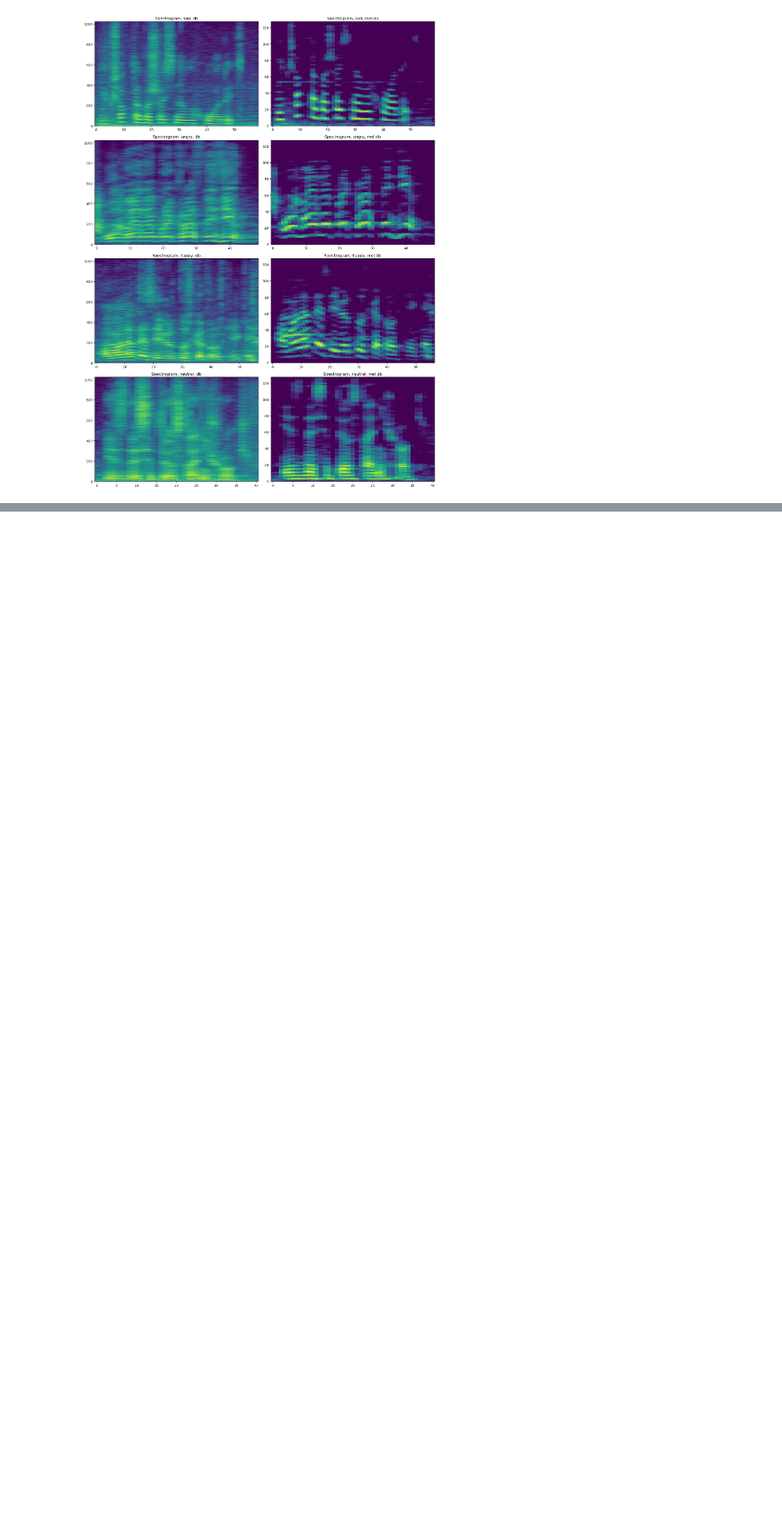
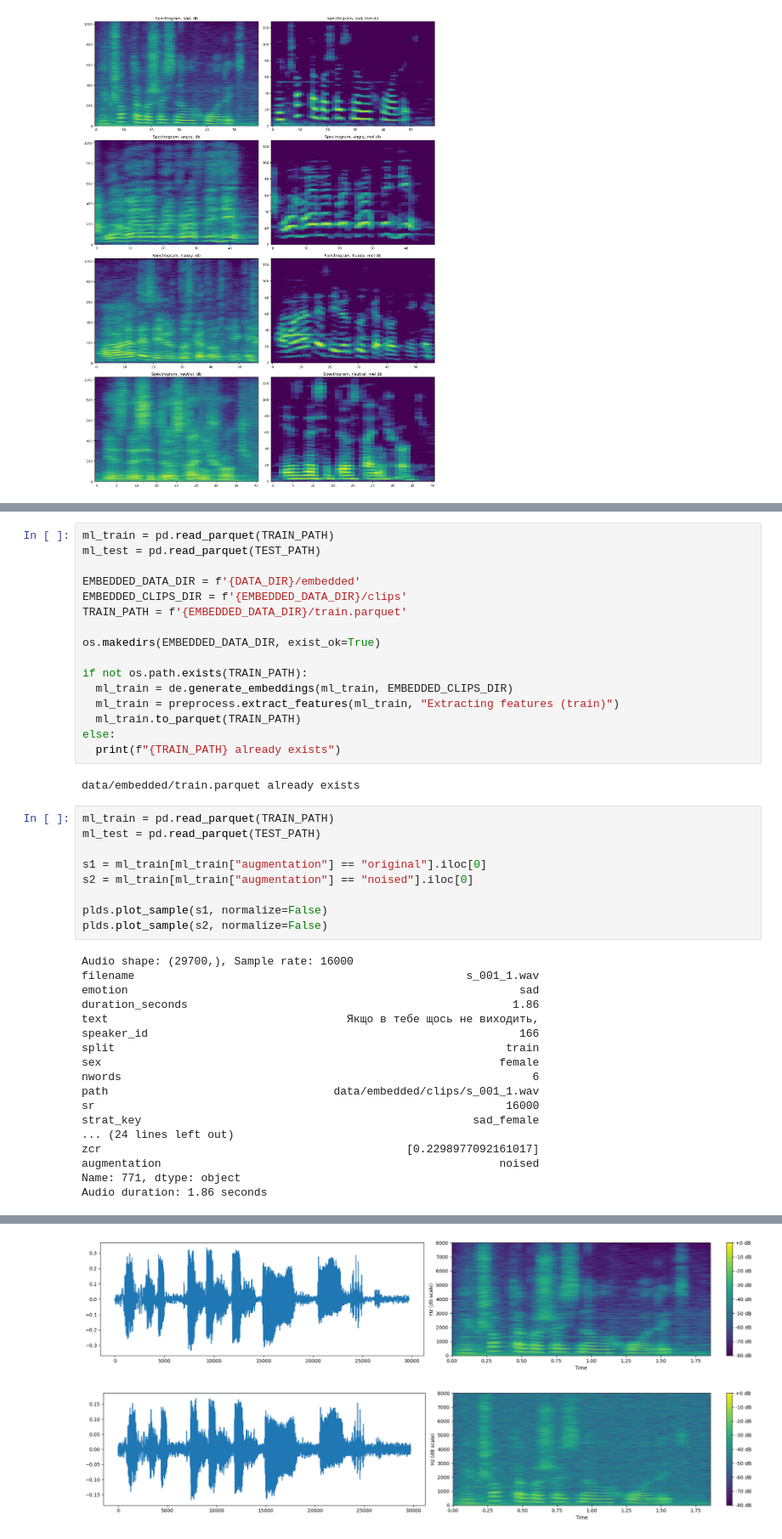
Before and after one commit to ALEGATOR1209/kse-deep-audio-lab1, a Jupyter notebook: lab1.ipynb, the cells around one changed output, grey strips where cells are left out. Shown at 85% size. Cells and saved outputs as stored; diff of their text form; blank space fills up the shorter version.

Commit message:
normalization & data augmentation

```diff
--- a/lab1.ipynb
+++ b/lab1.ipynb
@@ -272,0 +264,45 @@ Saved X ((181, 44)) and Y ((181,))  to data/ml/test.npz
+# %%
+ml_train = pd.read_parquet(TRAIN_PATH)
+ml_test = pd.read_parquet(TEST_PATH)
+
+EMBEDDED_DATA_DIR = f'{DATA_DIR}/embedded'
+EMBEDDED_CLIPS_DIR = f'{EMBEDDED_DATA_DIR}/clips'
+TRAIN_PATH = f'{EMBEDDED_DATA_DIR}/train.parquet'
+
+os.makedirs(EMBEDDED_DATA_DIR, exist_ok=True)
+
+if not os.path.exists(TRAIN_PATH):
+  ml_train = de.generate_embeddings(ml_train, EMBEDDED_CLIPS_DIR)
+  ml_train = preprocess.extract_features(ml_train, "Extracting features (train)")
+  ml_train.to_parquet(TRAIN_PATH)
+else:
+  print(f"{TRAIN_PATH} already exists")
+# %% [output]
+data/embedded/train.parquet already exists
+# %%
+ml_train = pd.read_parquet(TRAIN_PATH)
+ml_test = pd.read_parquet(TEST_PATH)
+
+s1 = ml_train[ml_train["augmentation"] == "original"].iloc[0]
+s2 = ml_train[ml_train["augmentation"] == "noised"].iloc[0]
+
+plds.plot_sample(s1, normalize=False)
+plds.plot_sample(s2, normalize=False)
+# %% [output]
+Audio shape: (29700,), Sample rate: 16000
+filename                                                  s_001_1.wav
+emotion                                                           sad
+duration_seconds                                                 1.86
+text                                    Якщо в тебе щось не виходить,
+speaker_id                                                        166
+split                                                           train
+sex                                                            female
+nwords                                                              6
+path                                  data/embedded/clips/s_001_1.wav
+sr                                                              16000
+strat_key                                                  sad_female
+... (24 lines left out)
+zcr                                              [0.2298977092161017]
+augmentation                                                   noised
+Name: 771, dtype: object
+Audio duration: 1.86 seconds
@@ -273 +310,3 @@ Saved X ((181, 44)) and Y ((181,))  to data/ml/test.npz
+[figure, added]
+[figure, added]
 # %%
```
Also changed, not shown: parts of 5 cells of this notebook, 5 other files.
